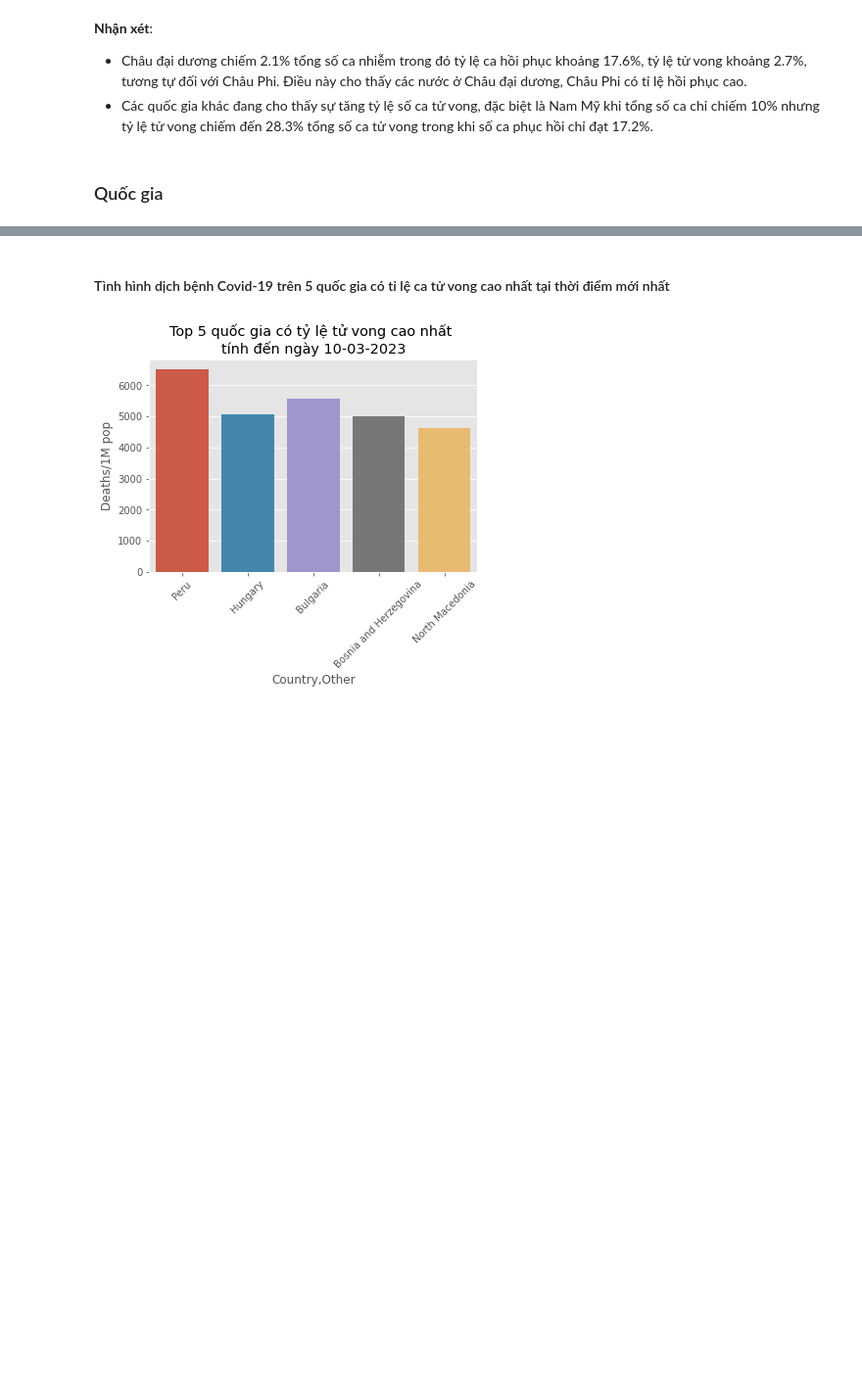
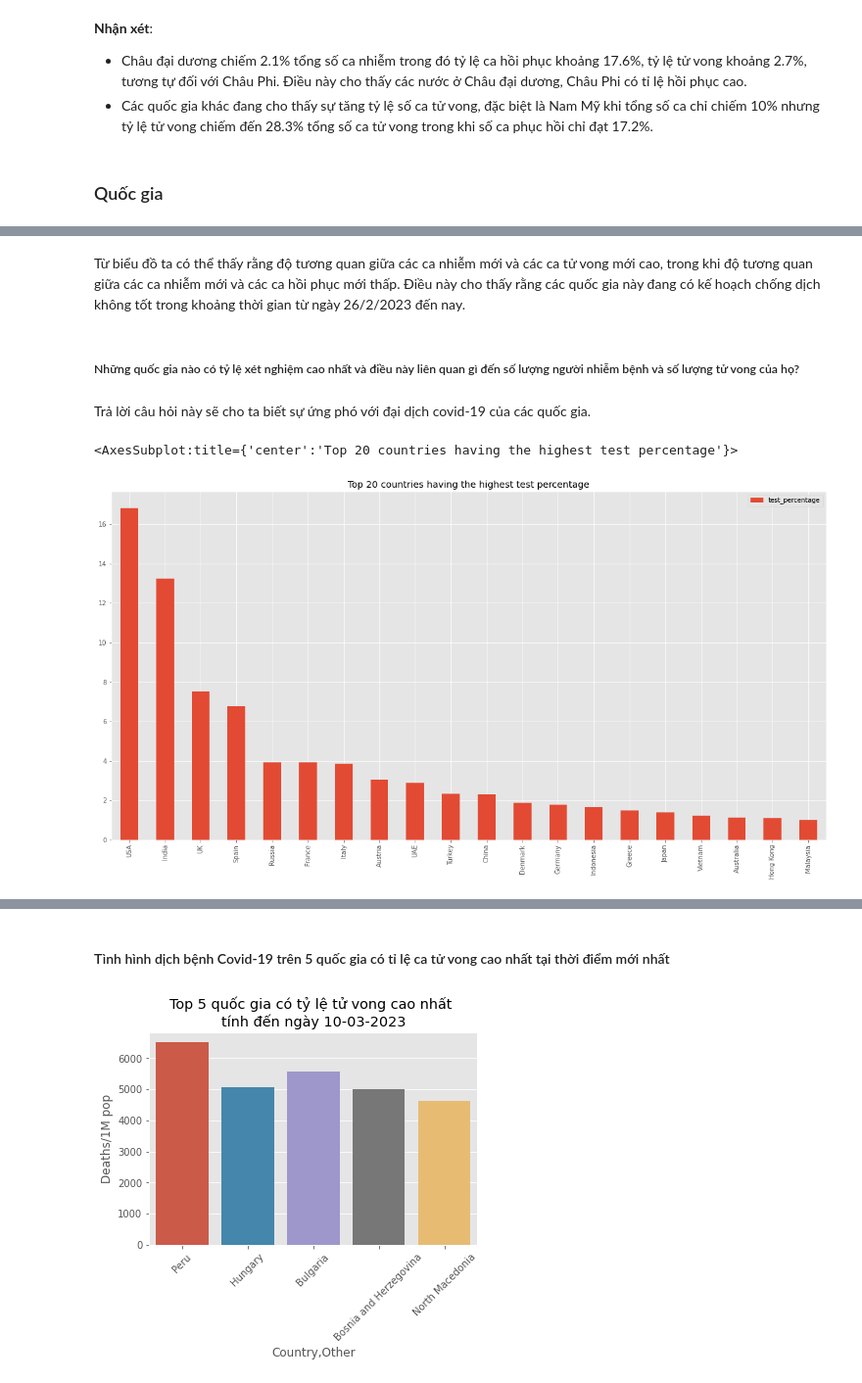
Before and after one commit to vntan/Covid-19-Analysis, a Jupyter notebook: Lab01.ipynb, the cells around one changed output, grey strips where cells are left out. Shown at 98% size. Drawn from its saved outputs; the diff is of its cells as text; code cells hidden in the pictures; blank space fills up the shorter version.

```diff
--- a/Lab01.ipynb
+++ b/Lab01.ipynb
@@ -363,0 +453,38 @@ fig.tight_layout()
+# %% [markdown]
+Từ biểu đồ ta có thể thấy rằng độ tương quan giữa các ca nhiễm mới và các ca tử vong mới cao, trong khi độ tương quan giữa các ca nhiễm mới và các ca hồi phục mới thấp. Điều này cho thấy rằng các quốc gia này đang có kế hoạch chống dịch không tốt trong khoảng thời gian từ ngày 26/2/2023 đến nay.
+# %% [markdown]
+##### Những quốc gia nào có tỷ lệ xét nghiệm cao nhất và điều này liên quan gì đến số lượng người nhiễm bệnh và số lượng tử vong của họ?
+# %% [markdown]
+Trả lời câu hỏi này sẽ cho ta biết sự ứng phó với đại dịch covid-19 của các quốc gia.
+# %%
+country_list = list(df_dict.values())[0].sort_values(by=['TotalCases'], ascending=False)['Country,Other'].to_list()
+country_list.remove('World')
+date_objs = [datetime.strptime(date, '%d-%m-%Y') for date in df_dict.keys()]
+latest_date = max(date_objs)
+latest_date_str = latest_date.strftime('%d-%m-%Y')
+# %%
+total_tests = []
+total_cases = []
+total_deaths = []
+for country in country_list:
+    total_cases.append(df_dict[latest_date_str].set_index('Country,Other')['TotalCases'][country])
+    total_tests.append(df_dict[latest_date_str].set_index('Country,Other')['TotalTests'][country])
+    total_deaths.append(df_dict[latest_date_str].set_index('Country,Other')['TotalDeaths'][country])
+
+total_tests_df = pd.DataFrame(total_tests, index=country_list, columns=['total_tests'])
+total_cases_df = pd.DataFrame(total_cases, index=country_list, columns=['total_cases'])
+total_death_df = pd.DataFrame(total_deaths, index=country_list, columns=['total_deaths'])
+
+total_tests_df = total_tests_df.sort_index()
+total_cases_df = total_cases_df.sort_index()
+total_death_df = total_death_df.sort_index()
+
+test_percent_df = pd.concat([total_tests_df, total_cases_df, total_death_df], axis=1)
+#compute the test percentage compared to the total test in the world
+test_percent_df['test_percentage'] = test_percent_df['total_tests']/test_percent_df['total_tests'].sum()*100
+test_percent_df = test_percent_df.sort_values(by=['test_percentage'], ascending=False)
+# %%
+test_percent_df.head(20).plot(kind='bar', y='test_percentage', figsize=(20,10), title='Top 20 countries having the highest test percentage', grid=True)
+# %% [output]
+<AxesSubplot:title={'center':'Top 20 countries having the highest test percentage'}>
+[figure, added]
```
Also changed, not shown: parts of 20 cells of this notebook.
